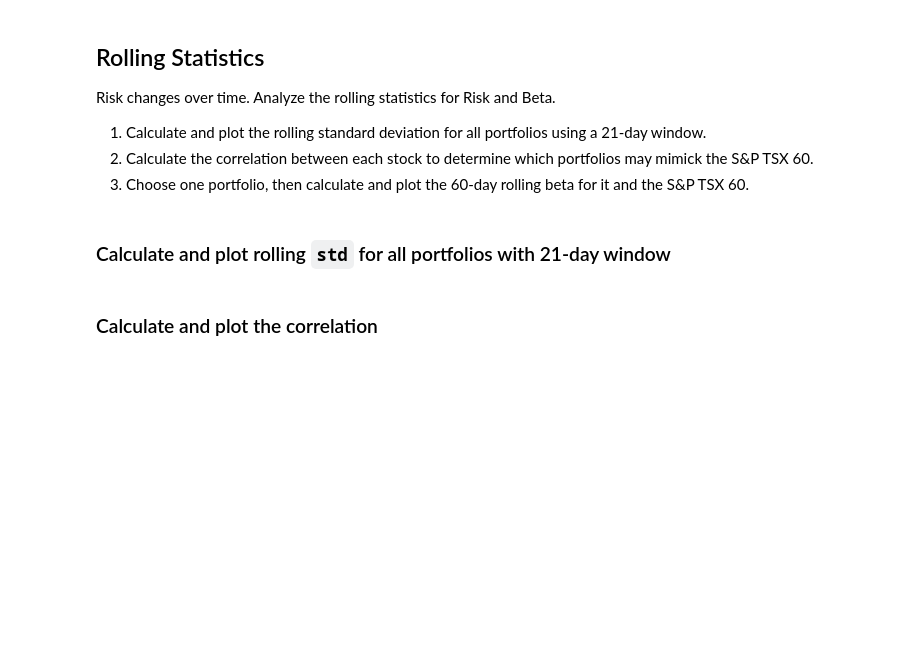
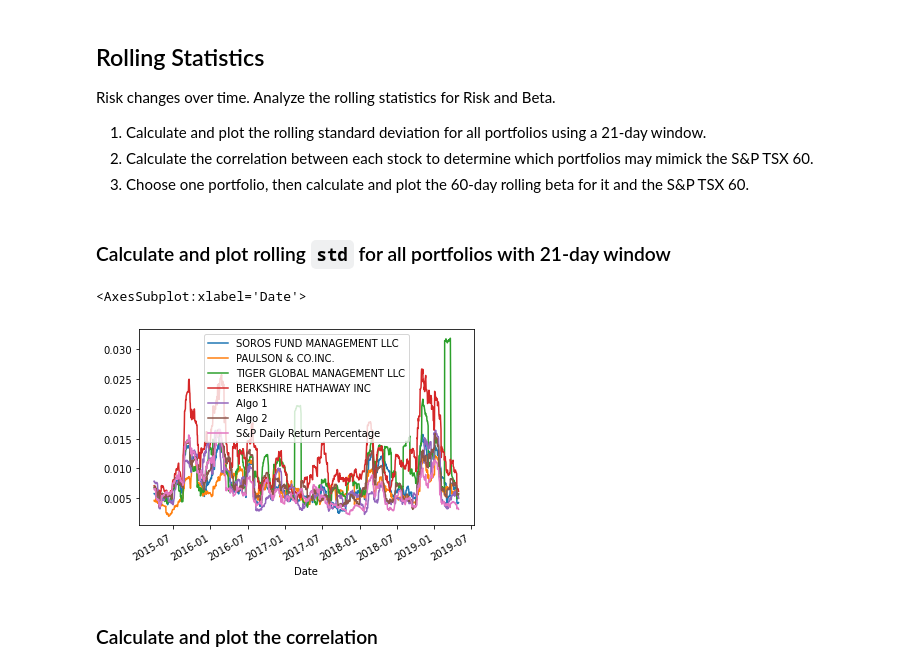
Before and after one commit to guninshahkhanna/Unit-4-Homework-Assignment-Gunin-Khanna, a Jupyter notebook: Instructions/Starter_Code/whale_analysis.ipynb, the cells around one changed output. Drawn from its saved outputs; the diff is of its cells as text; code cells hidden in the pictures; blank space fills up the shorter version.

```diff
--- a/Instructions/Starter_Code/whale_analysis.ipynb
+++ b/Instructions/Starter_Code/whale_analysis.ipynb
@@ -304,7 +304,11 @@ Risk changes over time. Analyze the rolling statistics for Risk and Beta.
 ### Calculate and plot rolling `std` for all portfolios with 21-day window
 # %%
 # Calculate the rolling standard deviation for all portfolios using a 21-day window
-
+combined_df.rolling(window=21).std()
 # Plot the rolling standard deviation
+combined_df.rolling(window=21).std().plot()
+# %% [output]
+<AxesSubplot:xlabel='Date'>
+[figure, added]
 # %% [markdown]
 ### Calculate and plot the correlation
```
Also changed, not shown: parts of 26 cells of this notebook.
